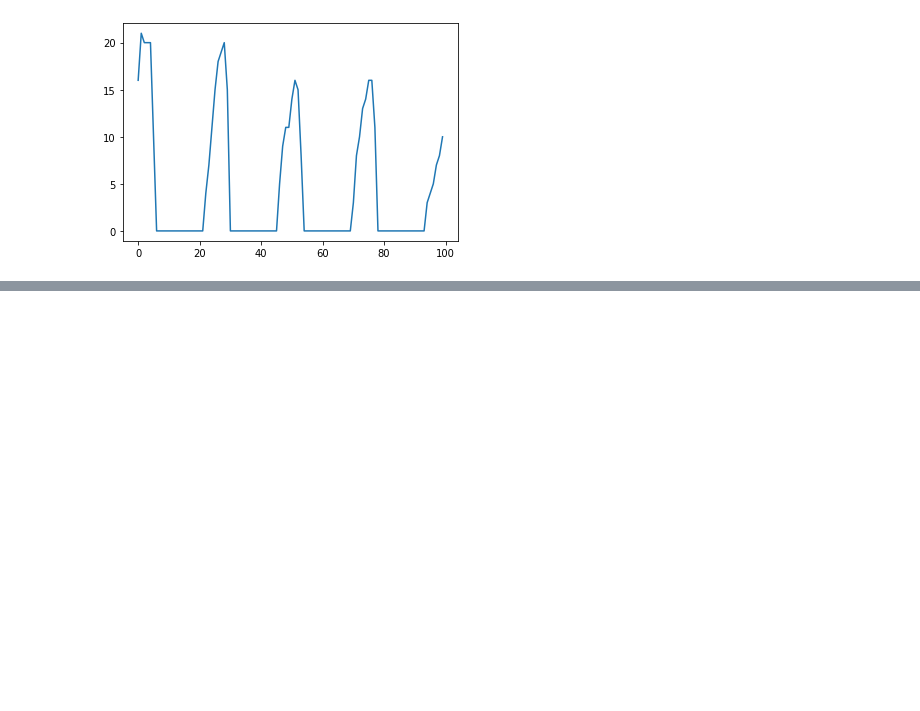
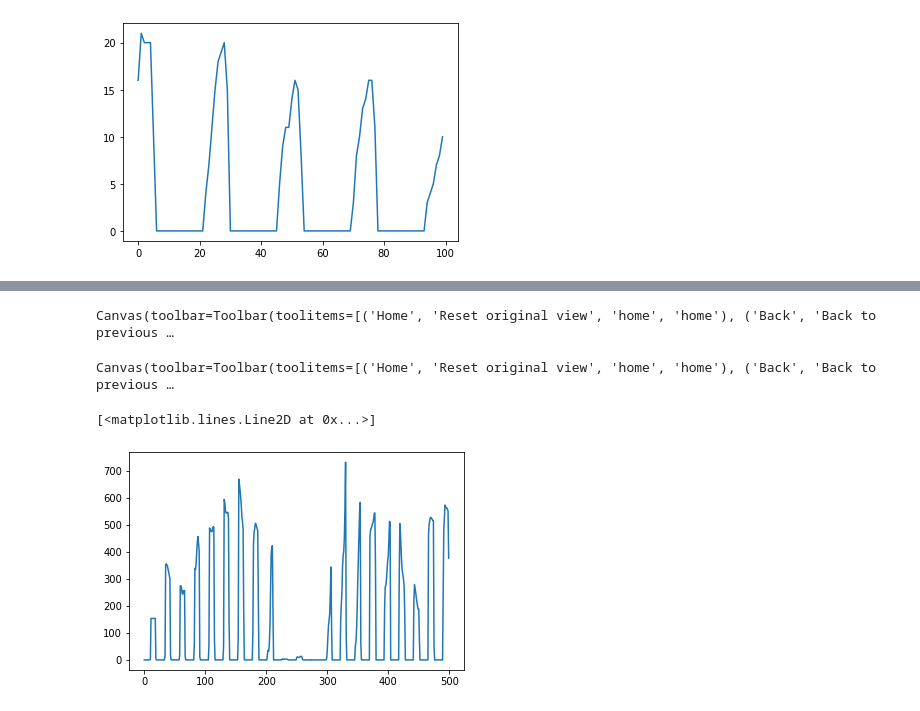
Before and after one commit to FionaLippert/birdMigration, a Jupyter notebook: notebooks/Untitled4.ipynb, the cells around one changed output, grey strips where cells are left out. Saved outputs shown, nothing was run; the diff lists cells and outputs as text; code cells hidden in the pictures; blank space fills up the shorter version.

```diff
--- a/notebooks/Untitled4.ipynb
+++ b/notebooks/Untitled4.ipynb
@@ -77,0 +352,31 @@ ValueError: operands could not be broadcast together with shapes (3,) (2,)
+# %%
+t_range = range(500)
+grid = make_grid()
+voronoi = gpd.read_file('/home/fiona/birdMigration/data/raw/radar/fall/2015/voronoi.shp').to_crs(epsg='4326')
+counts_vor = aggregate(traj, states, voronoi, t_range, state=1)
+counts_vor = counts_vor.fillna(0)
+# %%
+radars = [Point(row.x, row.y).buffer(25_000) for i, row in voronoi.iterrows()]
+radars = gpd.GeoDataFrame({'radar': voronoi['radar'], 'geometry': radars}, crs='epsg:3035').to_crs(epsg='4326')
+counts_rad = aggregate(traj, states, radars, t_range, state=1)
+counts_rad = counts_rad.fillna(0)
+# %%
+fig, ax = plt.subplots(4, 2, figsize=(15,12))
+#rad_area = np.pi * 25_000**2
+vor_areas = voronoi.to_crs(epsg='3035').area
+rad_areas = radars.to_crs(epsg='3035').area
+for i in range(4):
+    vor = [counts_vor.iloc[i][f'n_birds_{t}'] for t in t_range]
+    rad = [(counts_rad.iloc[i][f'n_birds_{t}'] / rad_areas.iloc[i]) * vor_areas.iloc[i] for t in t_range]
+    ax[i,0].plot(t_range, vor)
+    ax[i,1].plot(t_range, rad)
+    ax[i,0].set_title(f'{counts.iloc[i].radar} voronoi cell')
+    ax[i,1].set_title(f'{counts.iloc[i].radar} 25km around radar')
+plt.close(fig)
+
+plt.plot([counts_vor[f'n_birds_{t}'].sum() for t in t_range])
+# %% [output]
+Canvas(toolbar=Toolbar(toolitems=[('Home', 'Reset original view', 'home', 'home'), ('Back', 'Back to previous …
+Canvas(toolbar=Toolbar(toolitems=[('Home', 'Reset original view', 'home', 'home'), ('Back', 'Back to previous …
+[<matplotlib.lines.Line2D at 0x...>]
+[figure, added]
```
Also changed, not shown: parts of 23 cells of this notebook, 23 other files.
